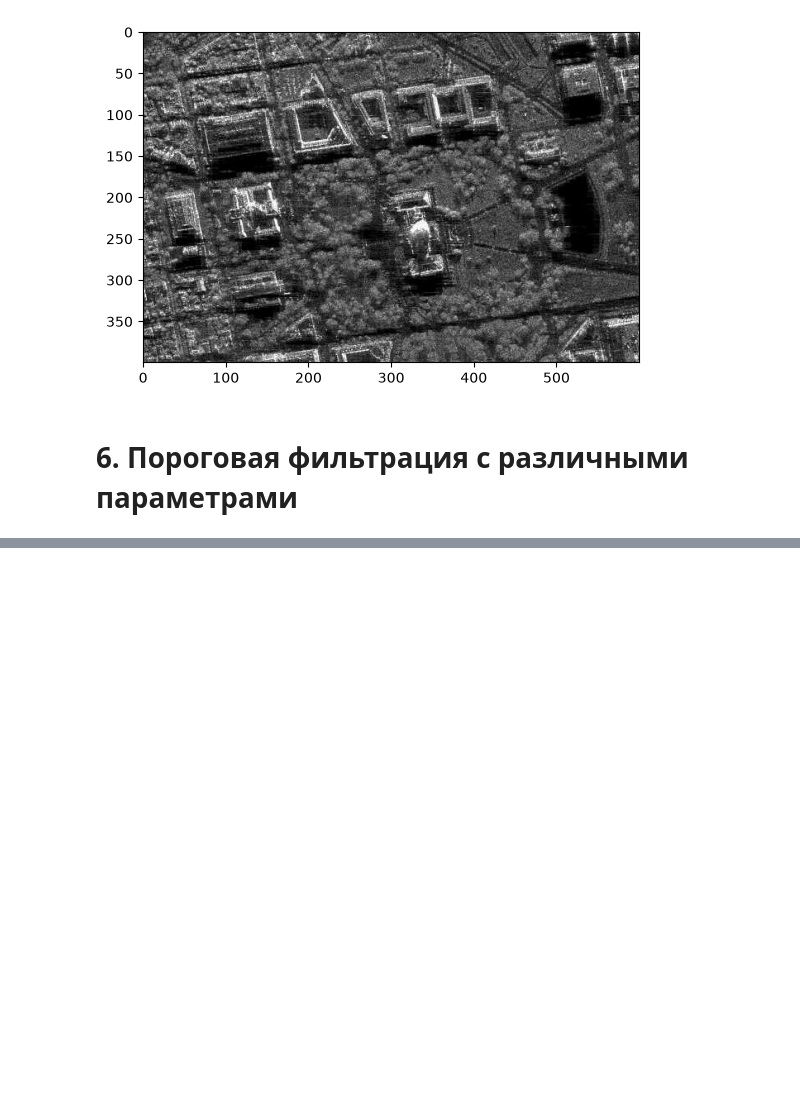
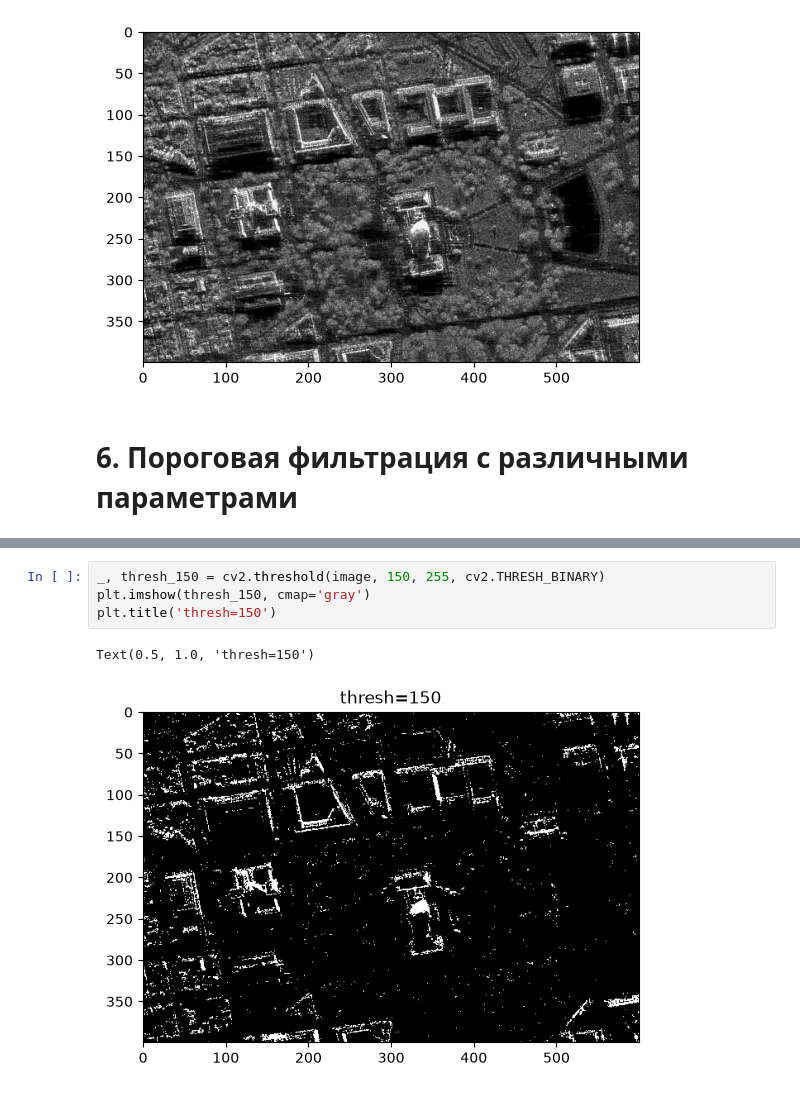
Before and after one commit to Daemos17/Image_Processing, a Jupyter notebook: Task 1/Solution1.ipynb, the cells around one changed output, grey strips where cells are left out. Saved outputs shown, nothing was run; the diff lists cells and outputs as text; blank space fills up the shorter version.

```diff
--- a/Task 1/Solution1.ipynb
+++ b/Task 1/Solution1.ipynb
@@ -130,0 +113,7 @@ plt.imshow(thresh_global)
+# %%
+_, thresh_150 = cv2.threshold(image, 150, 255, cv2.THRESH_BINARY)
+plt.imshow(thresh_150, cmap='gray')
+plt.title('thresh=150')
+# %% [output]
+Text(0.5, 1.0, 'thresh=150')
+[figure, added]
```
Also changed, not shown: parts of 7 cells of this notebook.
